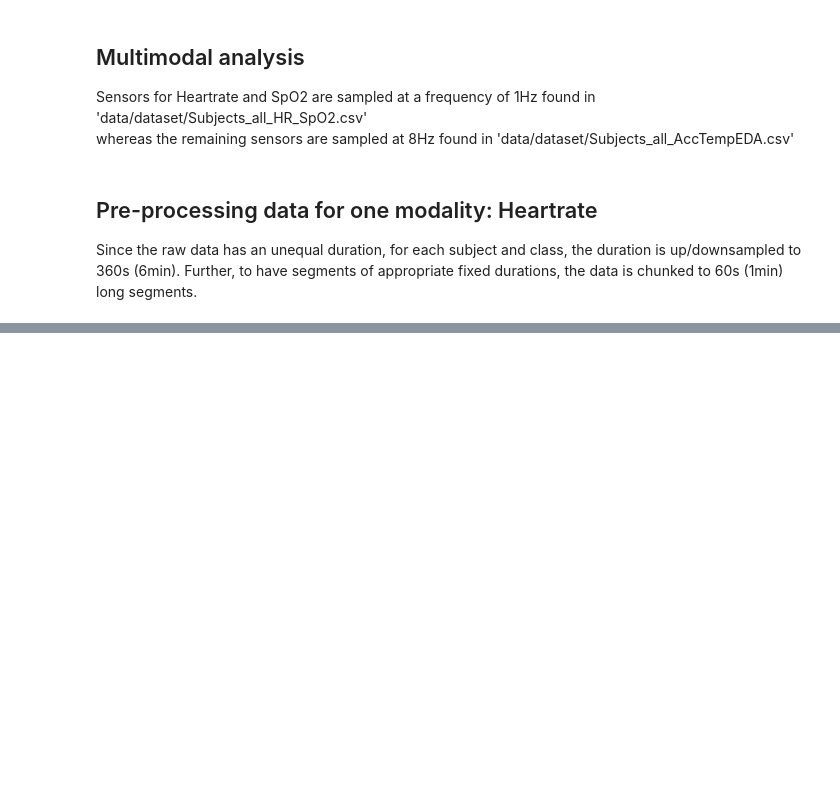
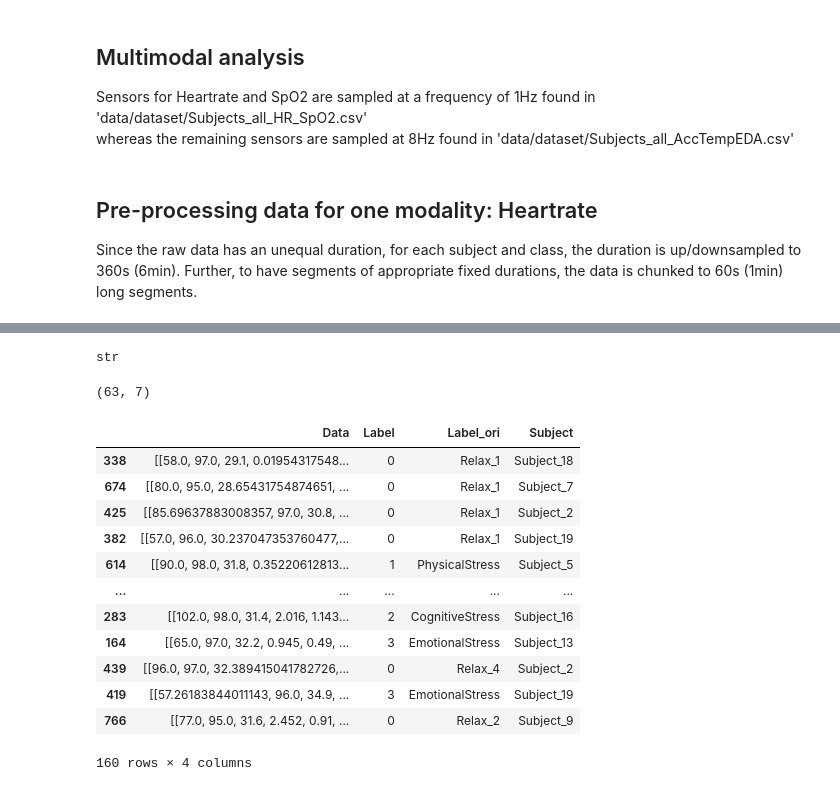
Before and after one commit to dheerajpr97/Explainable-AI-Non-EEG, a Jupyter notebook: notebooks/dataset-analysis.ipynb, the cells around one changed output, grey strips where cells are left out. Cells and saved outputs as stored; diff of their text form; code cells hidden in the pictures; blank space fills up the shorter version.

```diff
--- a/notebooks/dataset-analysis.ipynb
+++ b/notebooks/dataset-analysis.ipynb
@@ -433,0 +333,4 @@ processed_dataframe_allmod
+# %%
+type(loaded_df['Subject'][0])
+# %% [output]
+str
@@ -433,0 +340,4 @@ processed_dataframe_allmod
+# %%
+processed_dataframe_allmod['Data'][0].shape
+# %% [output]
+(63, 7)
@@ -433,0 +449,24 @@ processed_dataframe_allmod
+# %%
+# Assuming 'your_dataframe' is the DataFrame you want to process
+splitter = TrainTestSplitter(subjects=SUBJECTS, labels=LABELS)
+df_train_losego, df_test_losego = splitter.train_test_losego(processed_dataframe_allmod, seg_index=0, num_seg=1)
+# or
+df_train_loso, df_test_loso = splitter.train_test_loso(processed_dataframe_allmod, subject_index=0)
+# %%
+df_train, df_val = splitter.train_val_split(df_train_loso, test_size=0.2)
+# %%
+df_val
+# %% [output]
+|  | Data | Label | Label_ori | Subject |
+| 338 | [[58.0, 97.0, 29.1, 0.01954317548... | 0 | Relax_1 | Subject_18 |
+| 674 | [[80.0, 95.0, 28.65431754874651, ... | 0 | Relax_1 | Subject_7 |
+| 425 | [[85.69637883008357, 97.0, 30.8, ... | 0 | Relax_1 | Subject_2 |
+| 382 | [[57.0, 96.0, 30.237047353760477,... | 0 | Relax_1 | Subject_19 |
+| 614 | [[90.0, 98.0, 31.8, 0.35220612813... | 1 | PhysicalStress | Subject_5 |
+| ... | ... | ... | ... | ... |
+| 283 | [[102.0, 98.0, 31.4, 2.016, 1.143... | 2 | CognitiveStress | Subject_16 |
+| 164 | [[65.0, 97.0, 32.2, 0.945, 0.49, ... | 3 | EmotionalStress | Subject_13 |
+| 439 | [[96.0, 97.0, 32.389415041782726,... | 0 | Relax_4 | Subject_2 |
+| 419 | [[57.26183844011143, 96.0, 34.9, ... | 3 | EmotionalStress | Subject_19 |
+| 766 | [[77.0, 95.0, 31.6, 2.452, 0.91, ... | 0 | Relax_2 | Subject_9 |
+160 rows × 4 columns
```
Also changed, not shown: parts of 27 cells of this notebook, 17 other files.
